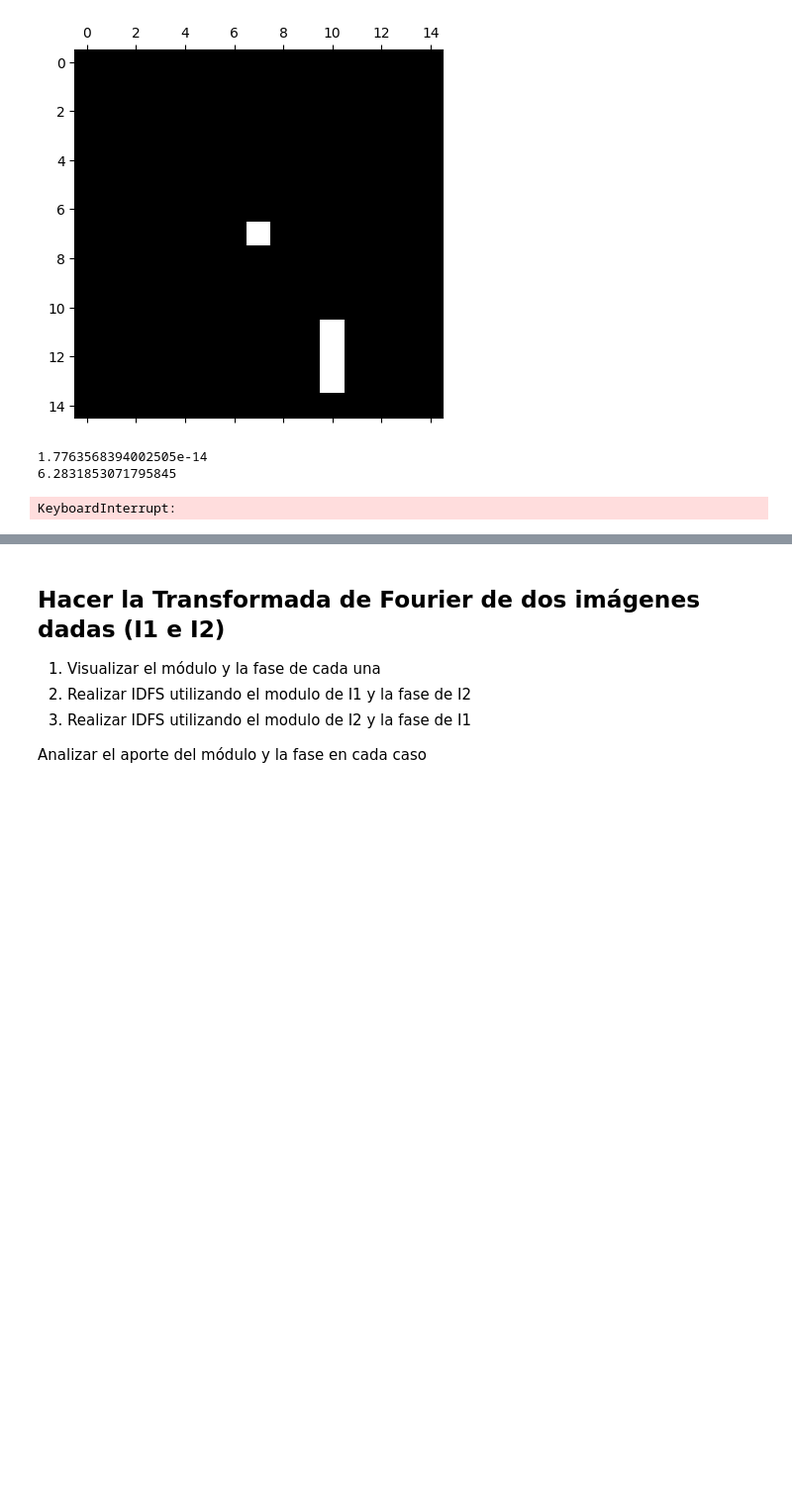
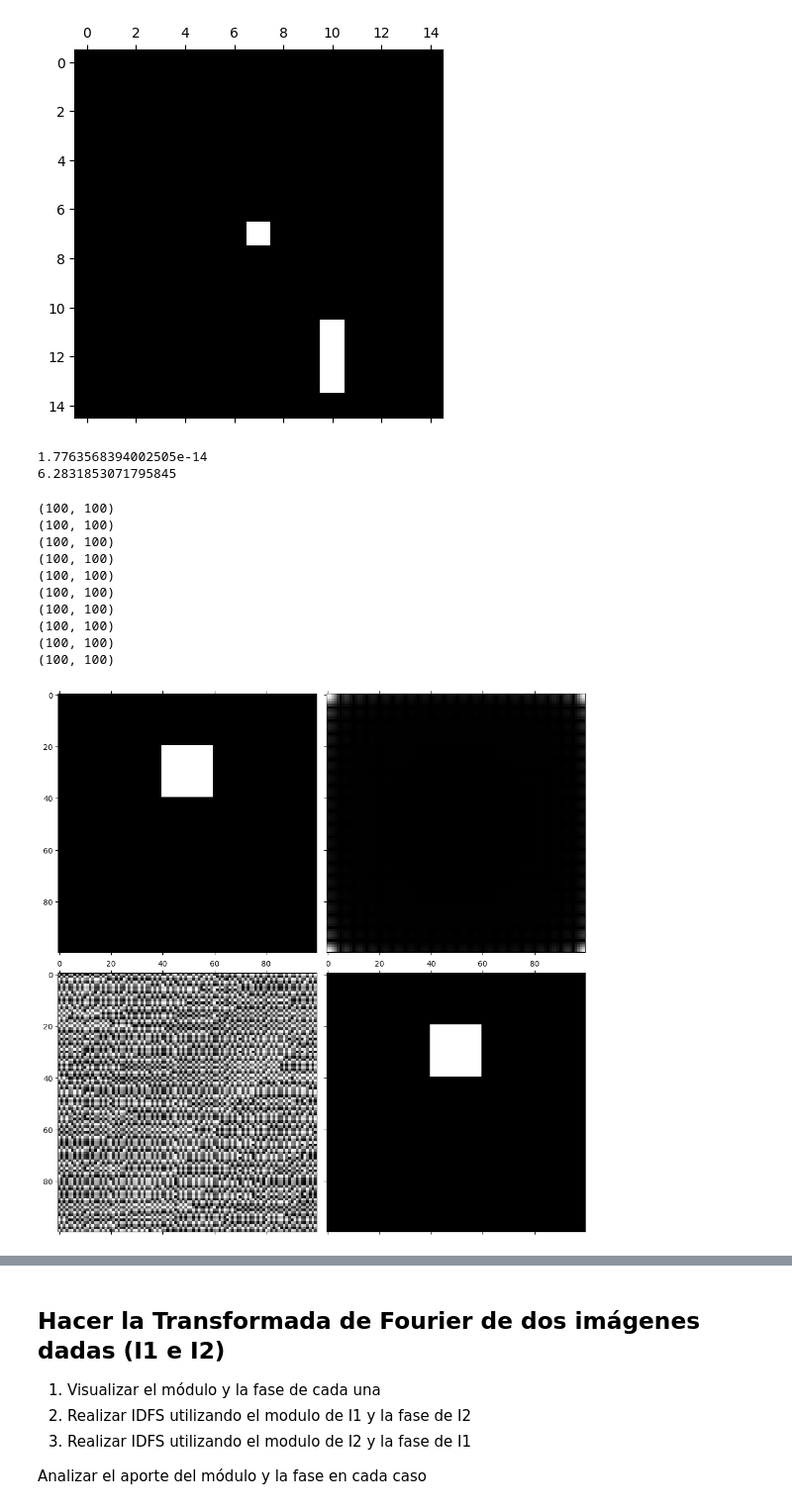
Before and after one commit to tusar-verma/Procesamiento-de-Imagenes, a Jupyter notebook: Labo-4/PracticaFourier.ipynb, the cells around one changed output, grey strips where cells are left out. Shown at 99% size. Cells and saved outputs as stored; diff of their text form; code cells hidden in the pictures; blank space fills up the shorter version.

```diff
--- a/Labo-4/PracticaFourier.ipynb
+++ b/Labo-4/PracticaFourier.ipynb
@@ -409,52 +362,96 @@ def mostrarDFTyIDFT(imagenOriginal):
   imagenReconstruida = IDFT_2D(dfsImagenMagnitud, dfsImagenPhase)
 
   fig, axes = plt.subplots(2,2, figsize=(10, 10),sharex=True, sharey=True, layout="constrained")
-  axes[0][0].matshow(imagenCuadradoTransladado, cmap=plt.cm.gray)
+  axes[0][0].matshow(imagenOriginal, cmap=plt.cm.gray)
   axes[0][1].matshow(dfsImagenMagnitud, cmap=plt.cm.gray)
-  axes[0][2].matshow(dfsImagenPhase, cmap=plt.cm.gray)
-  axes[0][3].matshow(imagenReconstruida, cmap=plt.cm.gray)
+  axes[1][0].matshow(dfsImagenPhase, cmap=plt.cm.gray)
+  axes[1][1].matshow(imagenReconstruida, cmap=plt.cm.gray)
 
 mostrarDFTyIDFT(imagenCuadradoTransladado)
 
 #### Cuadrado transladado ####
 imagenCuadradoCentral = np.zeros((dimensionImagen, dimensionImagen), dtype=np.uint8)
+start = (40,40)
+rr, cc = rectangle(start, extent=(20, 20))
+imagenCuadradoCentral[rr, cc] = 255
 mostrarDFTyIDFT(imagenCuadradoCentral)
 
 #### Rectangulo ####
 imagenRectangulo = np.zeros((dimensionImagen, dimensionImagen), dtype=np.uint8)
+start = (20,30)
+rr, cc = rectangle(start, extent=(40, 20))
+imagenRectangulo[rr, cc] = 255
 mostrarDFTyIDFT(imagenRectangulo)
 
 #### 2 Rectangulos ####
 imagenDosRectangulo = np.zeros((dimensionImagen, dimensionImagen), dtype=np.uint8)
+start = (0,0)
+rr, cc = rectangle(start, extent=(40, 10))
+imagenDosRectangulo[rr, cc] = 255
+start = (60,70)
+rr, cc = rectangle(start, extent=(20, 10))
+imagenDosRectangulo[rr, cc] = 255
 mostrarDFTyIDFT(imagenDosRectangulo)
 
 #### Linea Vertical ####
 imagenLineaVertical = np.zeros((dimensionImagen, dimensionImagen), dtype=np.uint8)
 #indicamos el punto de inicio y el final de la linea
 rr, cc = line(40, 20, 40, 90)
 imagenLineaVertical[rr, cc] = 255
 
 mostrarDFTyIDFT(imagenLineaVertical)
 
 
 #### Linea 45' ####
 imagenLinea45 = np.zeros((dimensionImagen, dimensionImagen), dtype=np.uint8)
+rr, cc = line(20, 20, 90, 90)
+imagenLinea45[rr, cc] = 255
 mostrarDFTyIDFT(imagenLinea45)
 
 #### Linea 90' ####
 imagenLinea90 = np.zeros((dimensionImagen, dimensionImagen), dtype=np.uint8)
+rr, cc = line(20, 20, 70, 20)
+imagenLinea90[rr, cc] = 255
 mostrarDFTyIDFT(imagenLinea90)
 
 #### Varias Lineas ####
 imagenVariasLineas = np.zeros((dimensionImagen, dimensionImagen), dtype=np.uint8)
+rr, cc = line(10, 20, 10, 90)
+imagenVariasLineas[rr, cc] = 255
+rr, cc = line(40, 20, 40, 90)
+imagenVariasLineas[rr, cc] = 255
+rr, cc = line(80, 20, 70, 90)
+imagenVariasLineas[rr, cc] = 255
 mostrarDFTyIDFT(imagenVariasLineas)
 
 #### Varias Lineas 45' ####
 imagenVariasLineas45 = np.zeros((dimensionImagen, dimensionImagen), dtype=np.uint8)
+rr, cc = line(20, 20, 40, 40)
+imagenVariasLineas45[rr, cc] = 255
+rr, cc = line(65, 65, 55, 55)
+imagenVariasLineas45[rr, cc] = 255
+rr, cc = line(30, 10, 40, 20)
+imagenVariasLineas45[rr, cc] = 255
 mostrarDFTyIDFT(imagenVariasLineas45)
 
 #### Varias Lineas 90' ####
 imagenVariasLineas90 = np.zeros((dimensionImagen, dimensionImagen), dtype=np.uint8)
+rr, cc = line(40, 40, 70, 40)
+imagenVariasLineas90[rr, cc] = 255
+rr, cc = line(60, 60, 70, 60)
+imagenVariasLineas90[rr, cc] = 255
+rr, cc = line(80, 80, 70, 80)
+imagenVariasLineas90[rr, cc] = 255
 mostrarDFTyIDFT(imagenVariasLineas90)
 # %% [output]
-KeyboardInterrupt:
+(100, 100)
+(100, 100)
+(100, 100)
+(100, 100)
+(100, 100)
+(100, 100)
+(100, 100)
+(100, 100)
+(100, 100)
+(100, 100)
+[figure, added]
```
Also changed, not shown: parts of 11 cells of this notebook.
